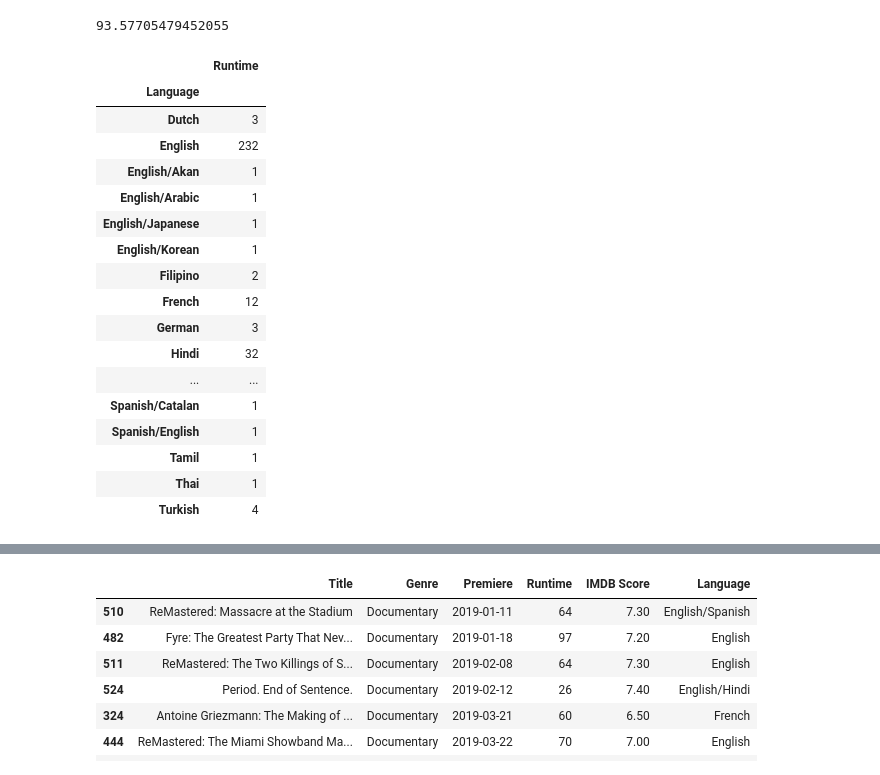
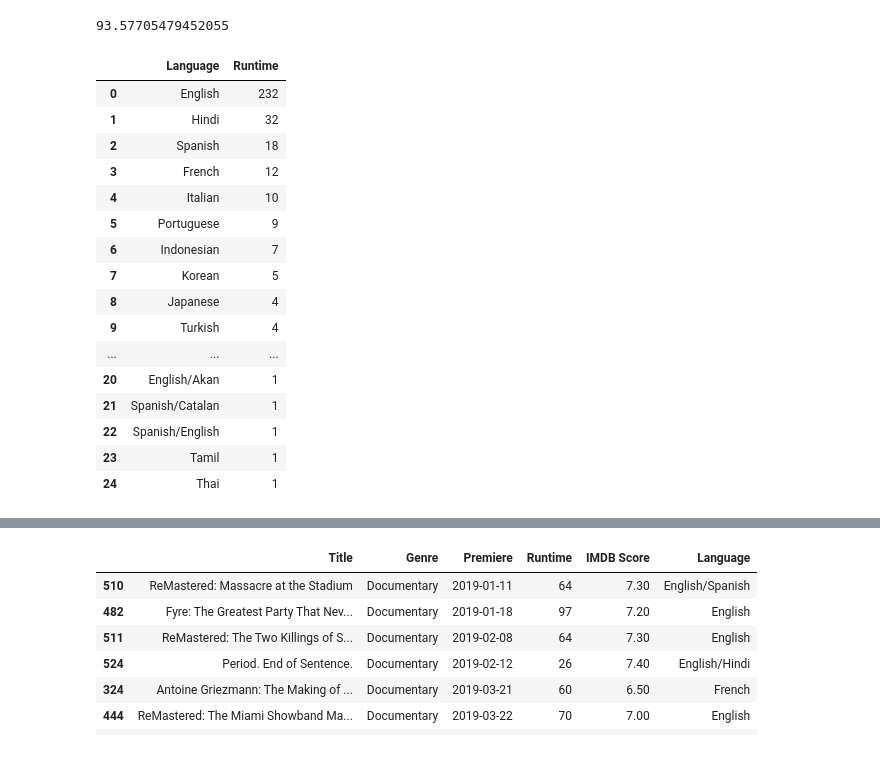
Before and after one commit to CanKemaloglu/GlobalAiHubProjects, a Jupyter notebook: Proje2_GlobalAIHub.ipynb, the cells around one changed output, grey strips where cells are left out. Drawn from its saved outputs; the diff is of its cells as text; code cells hidden in the pictures.

```diff
--- a/Proje2_GlobalAIHub.ipynb
+++ b/Proje2_GlobalAIHub.ipynb
@@ -107,23 +111,25 @@ df["Runtime"].mean()
 93.57705479452055
 # %%
 ## Veri setine göre uzun soluklu filmler hangi dilde oluşturulmuştur? Görselleştirme yapınız.
-df[(df["Runtime"] > (df["Runtime"].mean()))].groupby("Language").agg({"Runtime": "count"})
+long_runtime = df[(df["Runtime"] > (df["Runtime"].mean()))].groupby("Language").agg({"Runtime": "count"}).sort_values(by = "Runtime", ascending= False)
+long_runtime.reset_index(inplace=True)
+#long_runtime.sort_values(by = "Runtime", ascending= False)
+long_runtime
 # %% [output]
-|  | Runtime |
-| Language |  |
-| Dutch | 3 |
-| English | 232 |
-| English/Akan | 1 |
-| English/Arabic | 1 |
-| English/Japanese | 1 |
-| English/Korean | 1 |
-| Filipino | 2 |
-| French | 12 |
-| German | 3 |
-| Hindi | 32 |
-| ... | ... |
-| Spanish/Catalan | 1 |
-| Spanish/English | 1 |
-| Tamil | 1 |
-| Thai | 1 |
-| Turkish | 4 |
+|  | Language | Runtime |
+| 0 | English | 232 |
+| 1 | Hindi | 32 |
+| 2 | Spanish | 18 |
+| 3 | French | 12 |
+| 4 | Italian | 10 |
+| 5 | Portuguese | 9 |
+| 6 | Indonesian | 7 |
+| 7 | Korean | 5 |
+| 8 | Japanese | 4 |
+| 9 | Turkish | 4 |
+| ... | ... | ... |
+| 20 | English/Akan | 1 |
+| 21 | Spanish/Catalan | 1 |
+| 22 | Spanish/English | 1 |
+| 23 | Tamil | 1 |
+| 24 | Thai | 1 |
```
Also changed, not shown: parts of 17 cells of this notebook.
